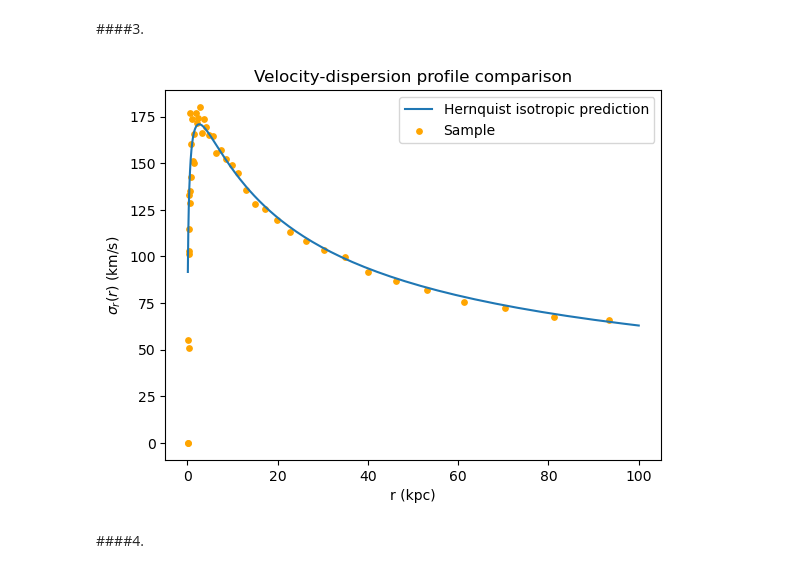
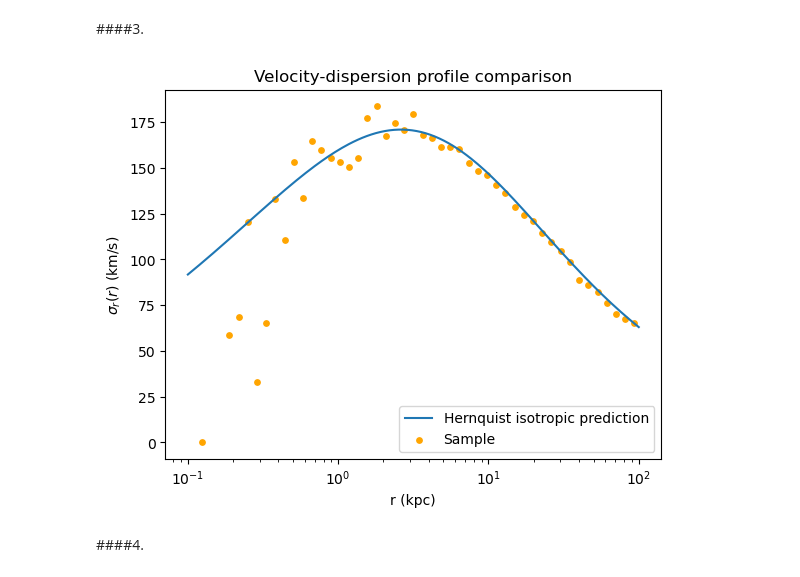
Before and after one commit to mylana-vn/onboarding-exercises, a Jupyter notebook: onboarding_exercises.ipynb, the cells around one changed output. Drawn from its saved outputs; the diff is of its cells as text; code cells hidden in the pictures.

```diff
--- a/onboarding_exercises.ipynb
+++ b/onboarding_exercises.ipynb
@@ -530,31 +532,32 @@ plt.show()
 # %%
 # velocity dispersion σ^2(r) = 1/3(<v^2> - <v>^2), but since it's isotropic <v> = 0
 
 vx = orbits.vx(use_physical=True)
 vy = orbits.vy(use_physical=True)
 vz = orbits.vz(use_physical=True)
 
 sigma2_sample = np.zeros(len(r_centres))
 for i, (r_lo, r_hi) in enumerate(zip(edges[:-1], edges[1:])): # get the inner and outer boundary of each bin
     mask = (r_samples >= r_lo) & (r_samples < r_hi) # make sure each particle is in the bin
     sigma2_sample[i] = (np.var(vx[mask]) + np.var(vy[mask]) + np.var(vz[mask])) / 3.0
 
 sigma_sample = np.sqrt(sigma2_sample) # km/s
 
 # get the analytical velocity dispersion
 r_fine_kpc = np.logspace(np.log10(r_min),np.log10(r_max),200)
 r_fine_internal = r_fine_kpc / 8.0
 sigma_analytic = np.array([hq_df.sigmar(r) for r in r_fine_internal])
 
 plt.title("Velocity-dispersion profile comparison")
 plt.plot(r_fine_kpc,sigma_analytic, label="Hernquist isotropic prediction")
 plt.scatter(r_centres,sigma_sample, color="orange", s=15,label="Sample")
 plt.xlabel("r (kpc)")
 plt.ylabel("$σ_r(r)$ (km/s)")
+plt.xscale("log")
 plt.legend()
 plt.show()
 # %% [output]
-[figure, old version]
+[figure, new version]
 # %% [markdown]
 ####4.
 # %%
```
Also changed, not shown: parts of 14 cells of this notebook.
